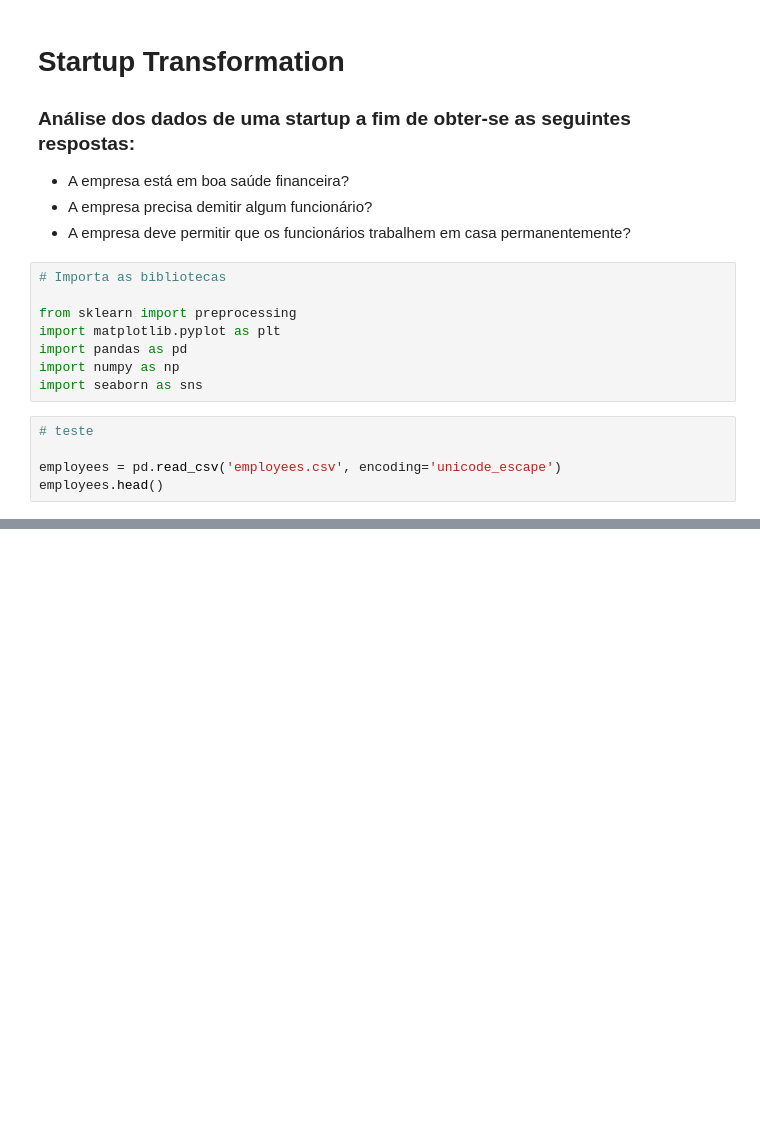
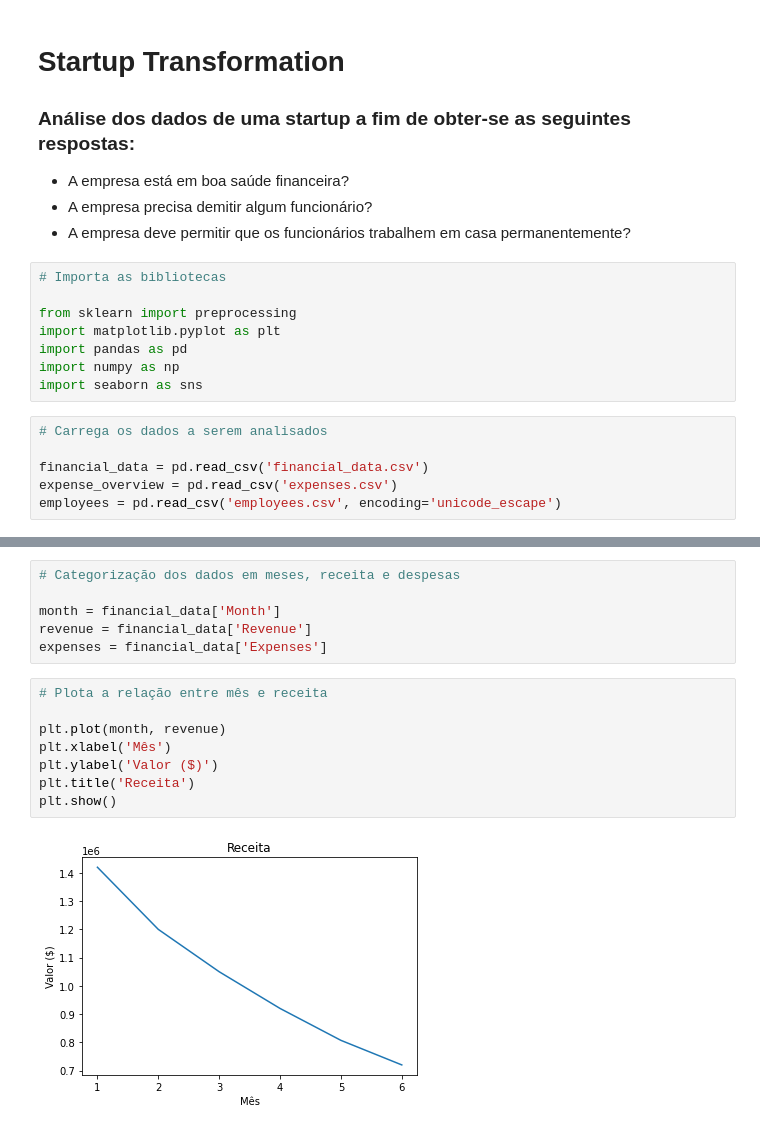
Before and after one commit to dlcmonteiro/startup-transformation, a Jupyter notebook: startup_tranformation.ipynb, the cells around one changed output, grey strips where cells are left out. Drawn from its saved outputs; the diff is of its cells as text; blank space fills up the shorter version.

```diff
--- a/startup_tranformation.ipynb
+++ b/startup_tranformation.ipynb
@@ -15,8 +15,9 @@ import pandas as pd
 import numpy as np
 import seaborn as sns
 # %%
-# teste
+# Carrega os dados a serem analisados
 
+financial_data = pd.read_csv('financial_data.csv')
+expense_overview = pd.read_csv('expenses.csv')
 employees = pd.read_csv('employees.csv', encoding='unicode_escape')
-employees.head()
 # %% [output]
@@ -28,0 +53,16 @@ employees.head()
+# %%
+# Categorização dos dados em meses, receita e despesas
+
+month = financial_data['Month']
+revenue = financial_data['Revenue']
+expenses = financial_data['Expenses']
+# %%
+# Plota a relação entre mês e receita
+
+plt.plot(month, revenue)
+plt.xlabel('Mês')
+plt.ylabel('Valor ($)')
+plt.title('Receita')
+plt.show()
+# %% [output]
+[figure, added]
```
Also changed, not shown: parts of 16 cells of this notebook.
